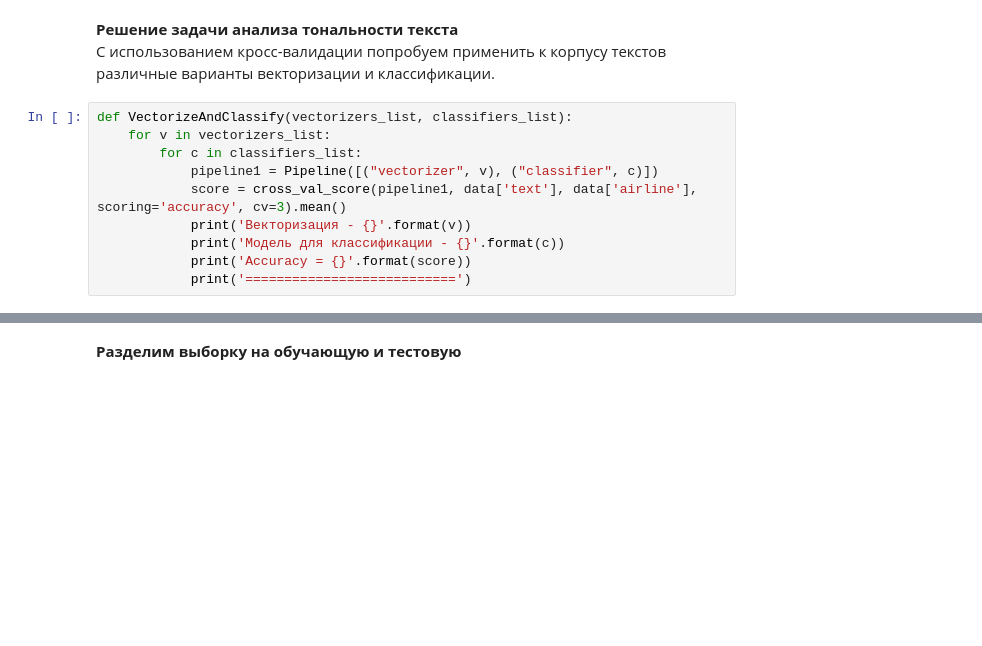
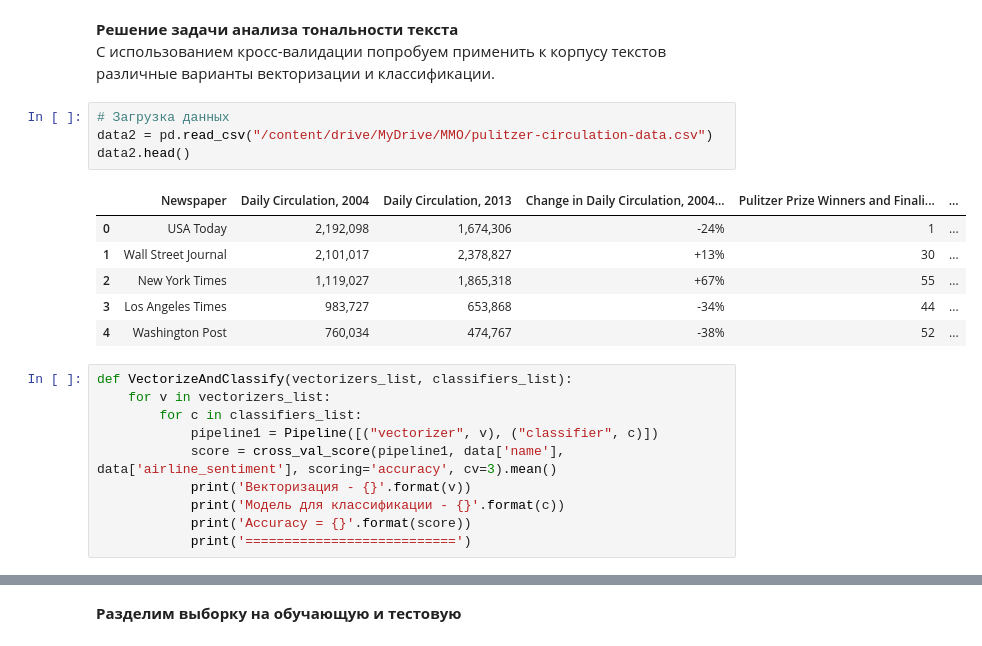
Before and after one commit to PinskayaNika/MMO_Pinskaya, a Jupyter notebook: РК2/RK2_Pinskaya.ipynb, the cells around one changed output, grey strips where cells are left out. Saved outputs shown, nothing was run; the diff lists cells and outputs as text; blank space fills up the shorter version.

```diff
--- a/РК2/RK2_Pinskaya.ipynb
+++ b/РК2/RK2_Pinskaya.ipynb
@@ -242,12 +255,23 @@ len(tfidf_ngram_features.todense()[0].getA1())
 # %% [markdown]
 **Решение задачи анализа тональности текста**
 С использованием кросс-валидации попробуем применить к корпусу текстов различные варианты векторизации и классификации.
+# %%
+# Загрузка данных
+data2 = pd.read_csv("/content/drive/MyDrive/MMO/pulitzer-circulation-data.csv")
+data2.head()
+# %% [output]
+|  | Newspaper | Daily Circulation, 2004 | Daily Circulation, 2013 | Change in Daily Circulation, 2004... | Pulitzer Prize Winners and Finali... | ... |
+| 0 | USA Today | 2,192,098 | 1,674,306 | -24% | 1 | ... |
+| 1 | Wall Street Journal | 2,101,017 | 2,378,827 | +13% | 30 | ... |
+| 2 | New York Times | 1,119,027 | 1,865,318 | +67% | 55 | ... |
+| 3 | Los Angeles Times | 983,727 | 653,868 | -34% | 44 | ... |
+| 4 | Washington Post | 760,034 | 474,767 | -38% | 52 | ... |
 # %%
 def VectorizeAndClassify(vectorizers_list, classifiers_list):
     for v in vectorizers_list:
         for c in classifiers_list:
             pipeline1 = Pipeline([("vectorizer", v), ("classifier", c)])
-            score = cross_val_score(pipeline1, data['text'], data['airline'], scoring='accuracy', cv=3).mean()
+            score = cross_val_score(pipeline1, data['name'], data['airline_sentiment'], scoring='accuracy', cv=3).mean()
             print('Векторизация - {}'.format(v))
             print('Модель для классификации - {}'.format(c))
             print('Accuracy = {}'.format(score))
```
Also changed, not shown: parts of 20 cells of this notebook.
